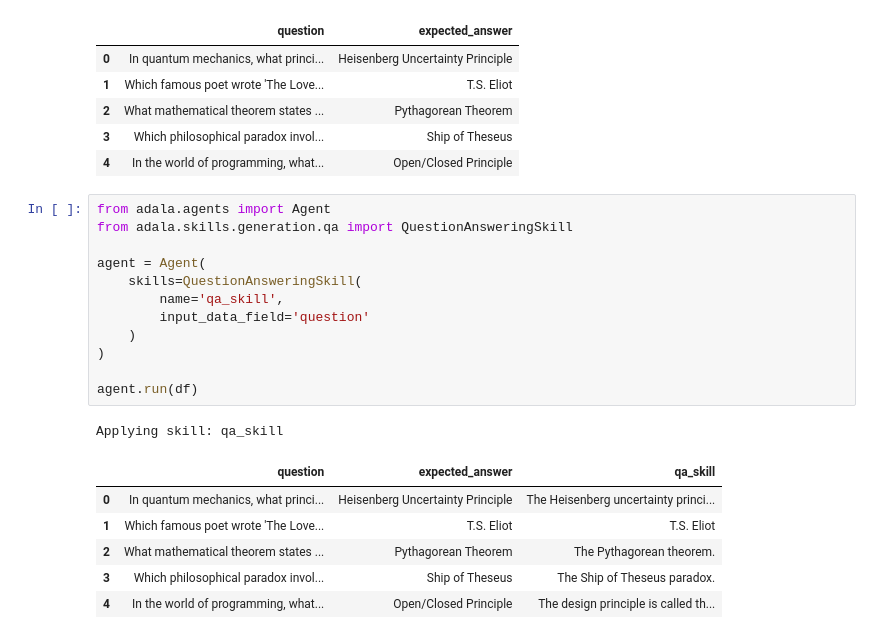
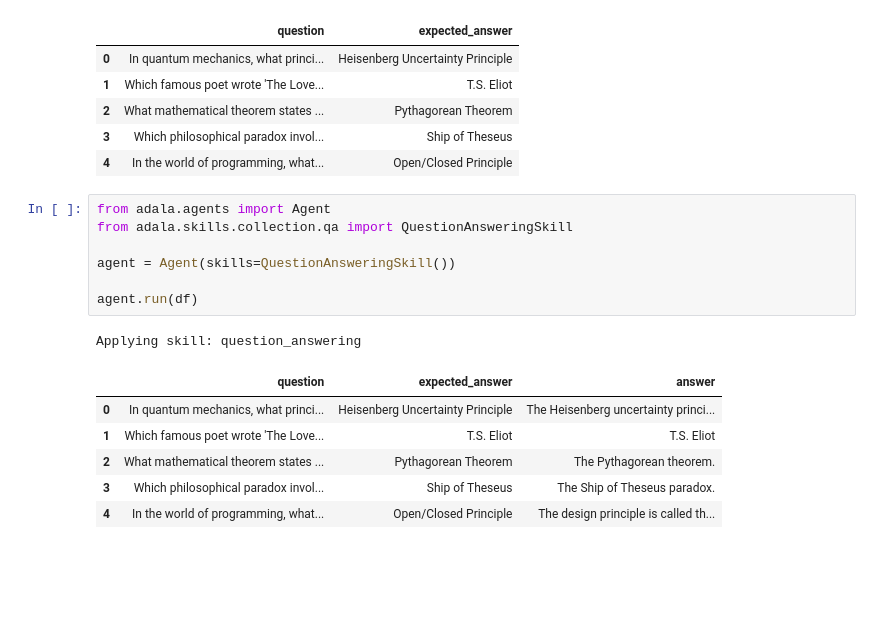
Before and after one commit to HumanSignal/Adala, a Jupyter notebook: examples/question_answering_skill.ipynb, the cells around one changed output. Saved outputs shown, nothing was run; the diff lists cells and outputs as text; blank space fills up the shorter version.

```diff
--- a/examples/question_answering_skill.ipynb
+++ b/examples/question_answering_skill.ipynb
@@ -19,19 +19,14 @@ df
 | 4 | In the world of programming, what... | Open/Closed Principle |
 # %%
 from adala.agents import Agent
-from adala.skills.generation.qa import QuestionAnsweringSkill
+from adala.skills.collection.qa import QuestionAnsweringSkill
 
-agent = Agent(
-    skills=QuestionAnsweringSkill(
-        name='qa_skill',
-        input_data_field='question'
-    )
-)
+agent = Agent(skills=QuestionAnsweringSkill())
 
 agent.run(df)
 # %% [output]
-Applying skill: qa_skill
+Applying skill: question_answering
-|  | question | expected_answer | qa_skill |
+|  | question | expected_answer | answer |
 | 0 | In quantum mechanics, what princi... | Heisenberg Uncertainty Principle | The Heisenberg uncertainty princi... |
 | 1 | Which famous poet wrote 'The Love... | T.S. Eliot | T.S. Eliot |
 | 2 | What mathematical theorem states ... | Pythagorean Theorem | The Pythagorean theorem. |
```
Also changed, not shown: 10 other files.
